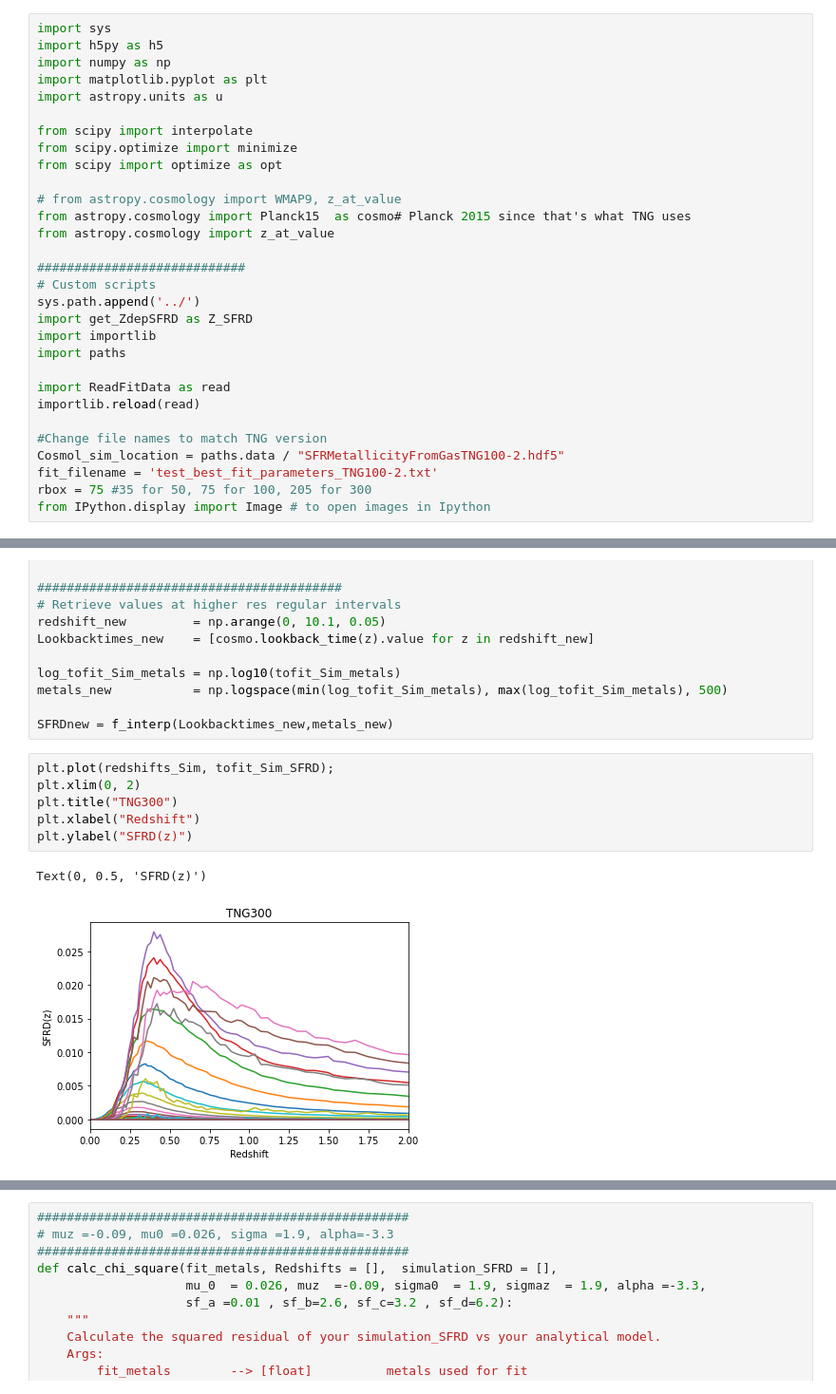
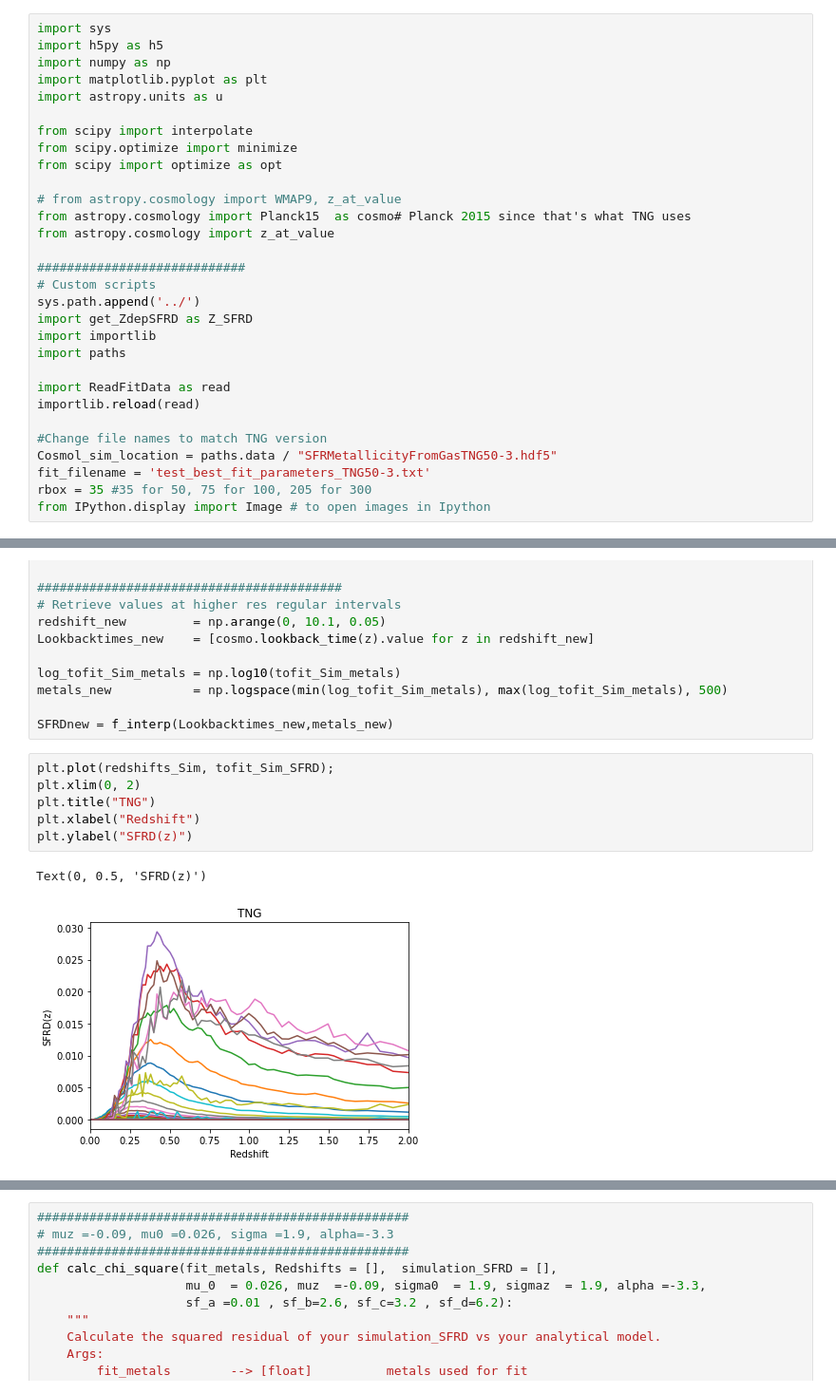
Before and after one commit to sashalvna/Fit_SFRD_TNG, a Jupyter notebook: Fit_model_to_sfrdzZ_TNG.ipynb, the cells around one changed output, grey strips where cells are left out. Shown at 95% size. Cells and saved outputs as stored; diff of their text form.

Commit message:
Improved plotting and added resolution tests

```diff
--- a/Fit_model_to_sfrdzZ_TNG.ipynb
+++ b/Fit_model_to_sfrdzZ_TNG.ipynb
@@ -28,9 +28,9 @@ import ReadFitData as read
 importlib.reload(read)
 
 #Change file names to match TNG version
-Cosmol_sim_location = paths.data / "SFRMetallicityFromGasTNG100-2.hdf5"
-fit_filename = 'test_best_fit_parameters_TNG100-2.txt'
-rbox = 75 #35 for 50, 75 for 100, 205 for 300
+Cosmol_sim_location = paths.data / "SFRMetallicityFromGasTNG50-3.hdf5"
+fit_filename = 'test_best_fit_parameters_TNG50-3.txt'
+rbox = 35 #35 for 50, 75 for 100, 205 for 300
 from IPython.display import Image # to open images in Ipython
 # %% [markdown]
 # First read the data that you want to fit to
@@ -113,12 +113,12 @@ SFRDnew = f_interp(Lookbacktimes_new,metals_new)
 # %%
 plt.plot(redshifts_Sim, tofit_Sim_SFRD);
 plt.xlim(0, 2)
-plt.title("TNG300")
+plt.title("TNG")
 plt.xlabel("Redshift")
 plt.ylabel("SFRD(z)")
 # %% [output]
 Text(0, 0.5, 'SFRD(z)')
-[figure, old version]
+[figure, new version]
 # %%
 plt.plot(SFRDnew);
 # %% [output]
```
Also changed, not shown: parts of 13 cells of this notebook, 7 other files.
